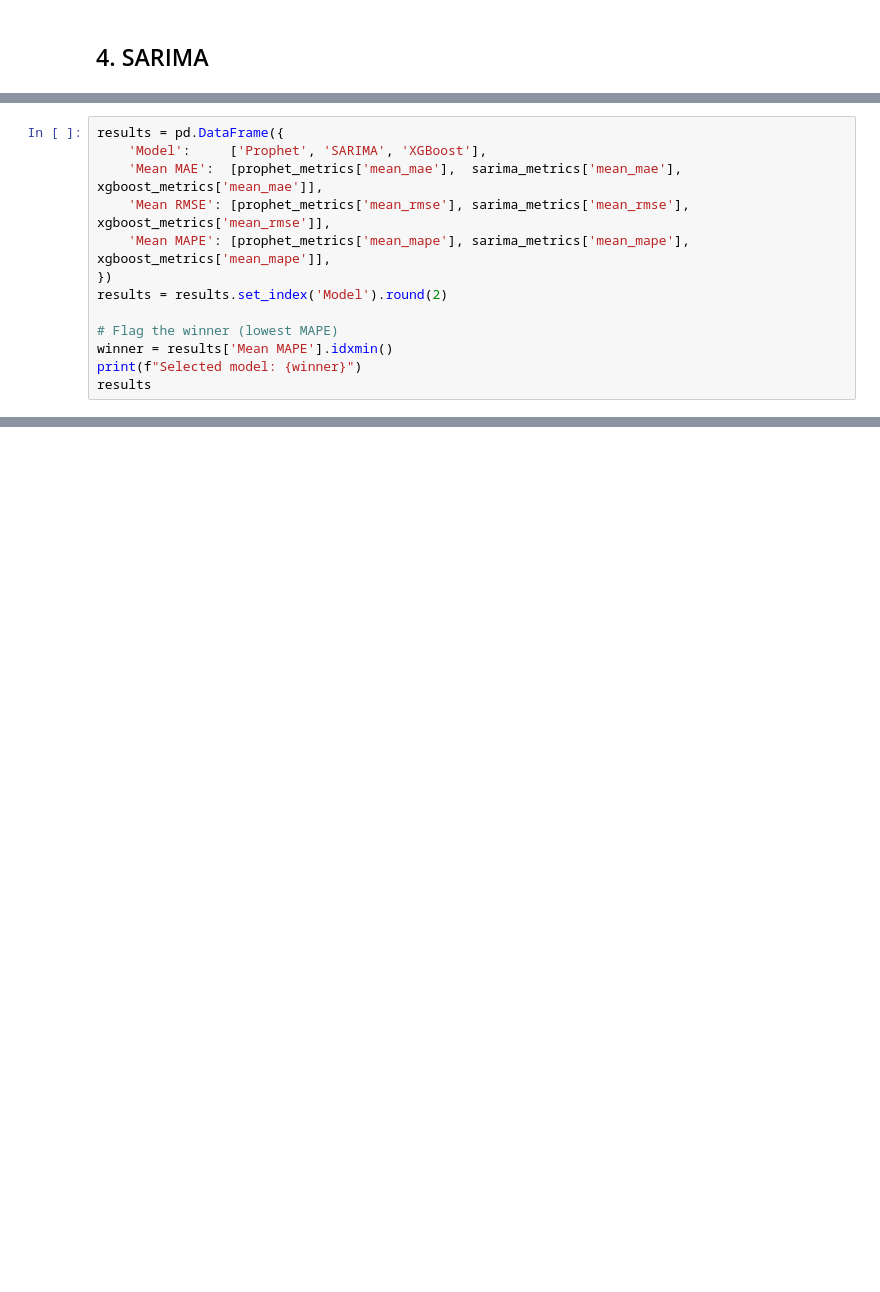
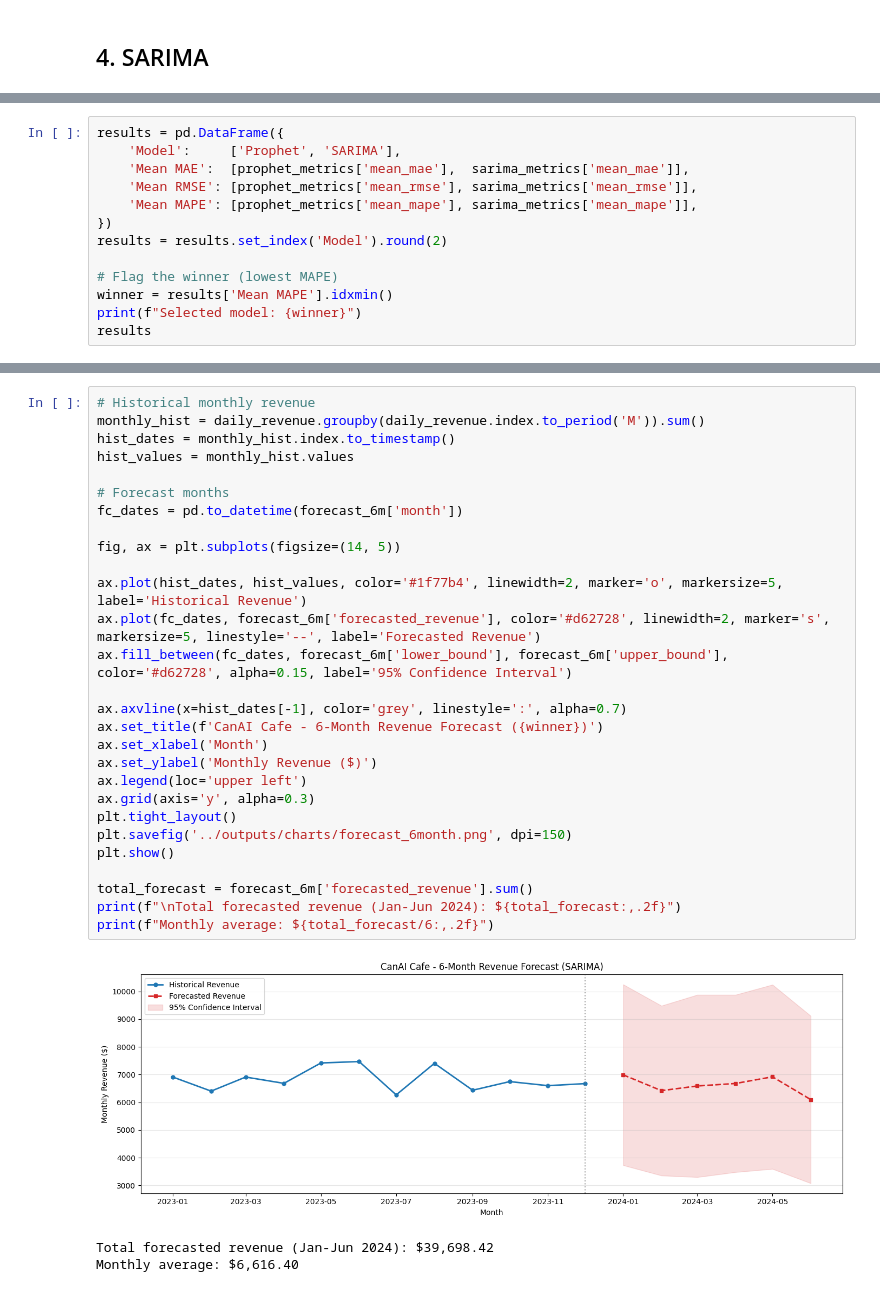
Before and after one commit to monish-ssc/canai-cafe-team-a, a Jupyter notebook: notebooks/03_forecasting_model.ipynb, the cells around one changed output, grey strips where cells are left out. Drawn from its saved outputs; the diff is of its cells as text; blank space fills up the shorter version.

Commit message:
B3: Evaluate model accuracy, compare Prophet vs SARIMA, generate 6-month forecast

```diff
--- a/notebooks/03_forecasting_model.ipynb
+++ b/notebooks/03_forecasting_model.ipynb
@@ -163,9 +176,9 @@ xgboost_metrics
 # %%
 results = pd.DataFrame({
-    'Model':     ['Prophet', 'SARIMA', 'XGBoost'],
-    'Mean MAE':  [prophet_metrics['mean_mae'],  sarima_metrics['mean_mae'],  xgboost_metrics['mean_mae']],
-    'Mean RMSE': [prophet_metrics['mean_rmse'], sarima_metrics['mean_rmse'], xgboost_metrics['mean_rmse']],
-    'Mean MAPE': [prophet_metrics['mean_mape'], sarima_metrics['mean_mape'], xgboost_metrics['mean_mape']],
+    'Model':     ['Prophet', 'SARIMA'],
+    'Mean MAE':  [prophet_metrics['mean_mae'],  sarima_metrics['mean_mae']],
+    'Mean RMSE': [prophet_metrics['mean_rmse'], sarima_metrics['mean_rmse']],
+    'Mean MAPE': [prophet_metrics['mean_mape'], sarima_metrics['mean_mape']],
 })
 results = results.set_index('Model').round(2)
 
@@ -192,0 +229,32 @@ forecast_6m
+# %%
+# Historical monthly revenue
+monthly_hist = daily_revenue.groupby(daily_revenue.index.to_period('M')).sum()
+hist_dates = monthly_hist.index.to_timestamp()
+hist_values = monthly_hist.values
+
+# Forecast months
+fc_dates = pd.to_datetime(forecast_6m['month'])
+
+fig, ax = plt.subplots(figsize=(14, 5))
+
+ax.plot(hist_dates, hist_values, color='#1f77b4', linewidth=2, marker='o', markersize=5, label='Historical Revenue')
+ax.plot(fc_dates, forecast_6m['forecasted_revenue'], color='#d62728', linewidth=2, marker='s', markersize=5, linestyle='--', label='Forecasted Revenue')
+ax.fill_between(fc_dates, forecast_6m['lower_bound'], forecast_6m['upper_bound'], color='#d62728', alpha=0.15, label='95% Confidence Interval')
+
+ax.axvline(x=hist_dates[-1], color='grey', linestyle=':', alpha=0.7)
+ax.set_title(f'CanAI Cafe - 6-Month Revenue Forecast ({winner})')
+ax.set_xlabel('Month')
+ax.set_ylabel('Monthly Revenue ($)')
+ax.legend(loc='upper left')
+ax.grid(axis='y', alpha=0.3)
+plt.tight_layout()
+plt.savefig('../outputs/charts/forecast_6month.png', dpi=150)
+plt.show()
+
+total_forecast = forecast_6m['forecasted_revenue'].sum()
+print(f"\nTotal forecasted revenue (Jan-Jun 2024): ${total_forecast:,.2f}")
+print(f"Monthly average: ${total_forecast/6:,.2f}")
+# %% [output]
+[figure, added]
+Total forecasted revenue (Jan-Jun 2024): $39,698.42
+Monthly average: $6,616.40
```
Also changed, not shown: parts of 15 cells of this notebook, 4 other files.
